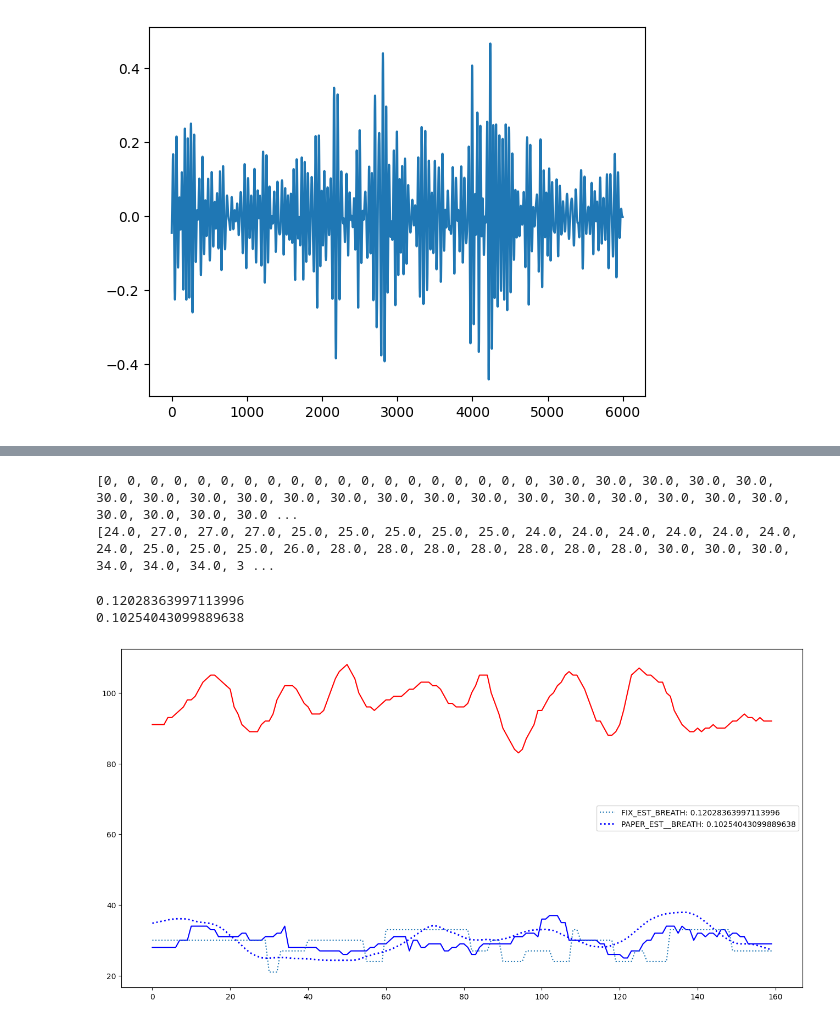
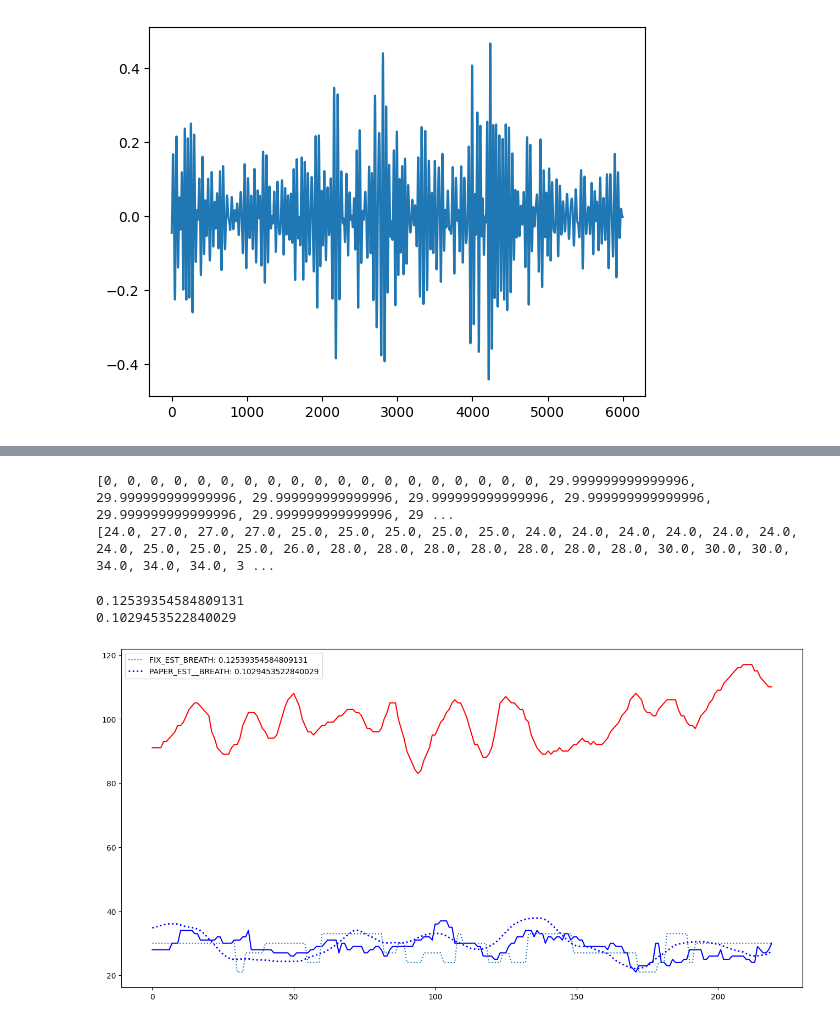
Before and after one commit to tqdinh/gensignal, a Jupyter notebook: VSProcessingFlow/VSProcessingV0.ipynb, the cells around one changed output, grey strips where cells are left out. Cells and saved outputs as stored; diff of their text form; code cells hidden in the pictures.

Commit message:
version 0 process vital signal breath

```diff
--- a/VSProcessingFlow/VSProcessingV0.ipynb
+++ b/VSProcessingFlow/VSProcessingV0.ipynb
@@ -80,7 +80,7 @@ def readRefFile(pathFile):
     beats = [float(br)for br in beat_file.read().split(",")]
     return beats
 # %%
-PERSON_NUMBER=7
+PERSON_NUMBER=1
 #read data
 file_path = '../FMCW Radar/Rawdata/Rawdata_{0}.csv'.format(PERSON_NUMBER)
 raw_data = readCsv(file_path)
@@ -293,9 +293,9 @@ def MAPE(refSignal,actualSignal):
 
 def getWindowFreq(signal_window,rate_of_sampling):
     fft_result = np.fft.fft(signal_window)
-    freqs = np.fft.fftfreq(len(signal_window), 1 / rate_of_sampling)
+    freqs = np.fft.fftfreq(len(signal_window), 1 / (rate_of_sampling*60))
     dominant_frequency = np.abs(freqs[np.argmax(np.abs(fft_result))])
-    return round(dominant_frequency * 60,1)
+    return dominant_frequency
 
 def estFreq(signal_for_est):
     initDuration=20
@@ -318,21 +318,22 @@ fixed_bin_freq_breath=estFreq(signal_est_with_wavelet_transform)
 
 print(breaths)
 # %% [output]
-[0, 0, 0, 0, 0, 0, 0, 0, 0, 0, 0, 0, 0, 0, 0, 0, 0, 0, 0, 30.0, 30.0, 30.0, 30.0, 30.0, 30.0, 30.0, 30.0, 30.0, 30.0, 30.0, 30.0, 30.0, 30.0, 30.0, 30.0, 30.0, 30.0, 30.0, 30.0, 30.0, 30.0, 30.0, 30.0 ...
+[0, 0, 0, 0, 0, 0, 0, 0, 0, 0, 0, 0, 0, 0, 0, 0, 0, 0, 0, 29.999999999999996, 29.999999999999996, 29.999999999999996, 29.999999999999996, 29.999999999999996, 29.999999999999996, 29.999999999999996, 29 ...
 [24.0, 27.0, 27.0, 27.0, 25.0, 25.0, 25.0, 25.0, 25.0, 24.0, 24.0, 24.0, 24.0, 24.0, 24.0, 24.0, 25.0, 25.0, 25.0, 26.0, 28.0, 28.0, 28.0, 28.0, 28.0, 28.0, 28.0, 30.0, 30.0, 30.0, 34.0, 34.0, 34.0, 3 ...
 # %%
 START_SIGNAL=20
-END_SIGNAL=180
+END_SIGNAL=240
 mape_br=MAPE(breaths[START_SIGNAL:END_SIGNAL],fixed_bin_freq_breath[START_SIGNAL:END_SIGNAL])
 mape_br_paper=MAPE(breaths[START_SIGNAL:END_SIGNAL],breath_est_paper[START_SIGNAL:END_SIGNAL])
 plt.figure(figsize=(16,8))
 plt.plot(breaths[START_SIGNAL:END_SIGNAL],color="blue",linestyle='solid')
 plt.plot(heart[START_SIGNAL:END_SIGNAL],color="red",linestyle='solid')
+
 plt.plot(fixed_bin_freq_breath[START_SIGNAL:END_SIGNAL],label="FIX_EST_BREATH: {0}".format(mape_br),linestyle='dotted')
 plt.plot(breath_est_paper[START_SIGNAL:END_SIGNAL],label="PAPER_EST__BREATH: {0}".format(mape_br_paper),color="blue",linestyle='dotted',linewidth=2)
 plt.legend()
 plt.show()
 # %% [output]
-0.12028363997113996
-0.10254043099889638
+0.12539354584809131
+0.1029453522840029
-[figure, old version]
+[figure, new version]
```
Also changed, not shown: parts of 5 cells of this notebook.
